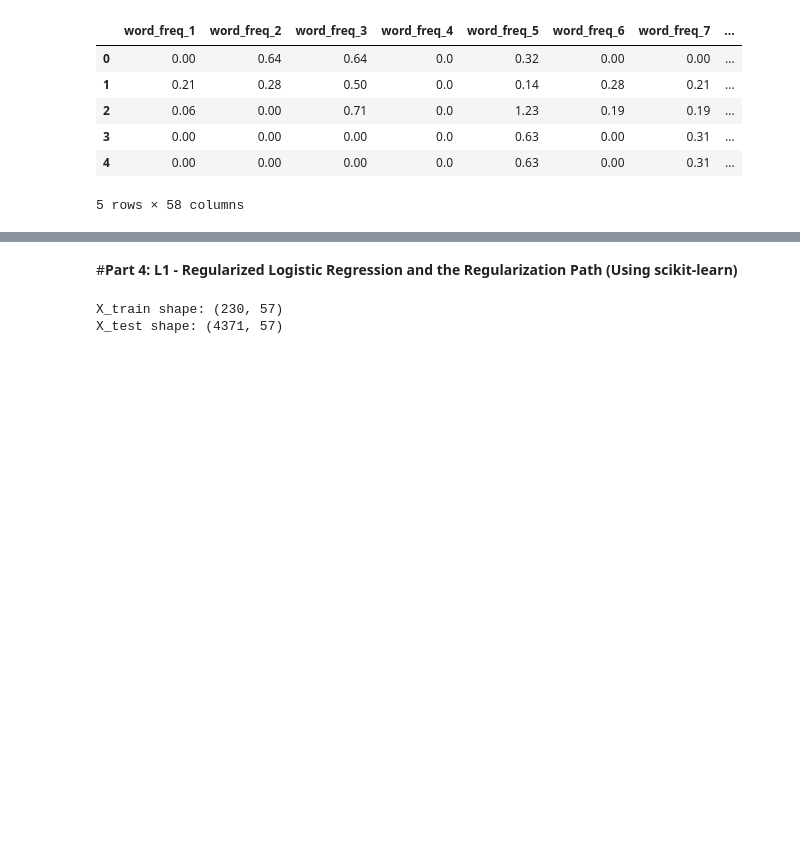
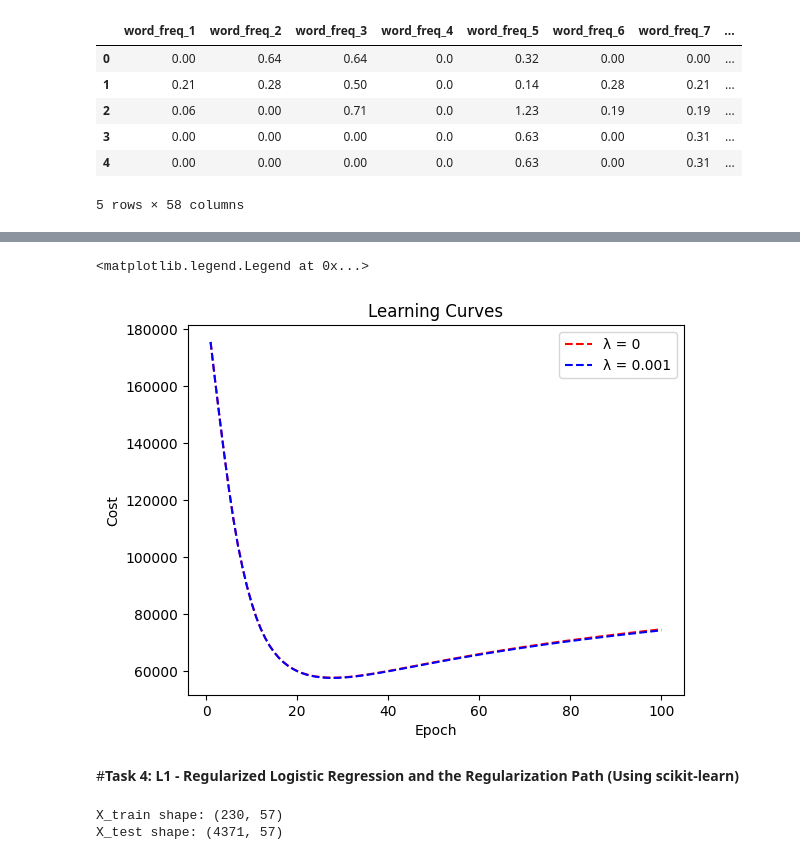
Before and after one commit to johnnyd212/comp551-assignment-2, a Jupyter notebook: notebooks/analysis.ipynb, the cells around one changed output, grey strips where cells are left out. Cells and saved outputs as stored; diff of their text form; code cells hidden in the pictures; blank space fills up the shorter version.

Commit message:
Task 0,1,4 implemented

```diff
--- a/notebooks/analysis.ipynb
+++ b/notebooks/analysis.ipynb
@@ -38,0 +68,6 @@ df.head()
+# %%
+cap_minima = df[cap_run_features].min()
+cap_maxima = df[cap_run_features].max()
+
+df[cap_run_features] =  ( (df[cap_run_features] - cap_minima) /
+                         (cap_maxima - cap_minima) )
@@ -38,0 +104,17 @@ df.head()
+# %%
+train_ratio = 0.05
+N = len(df)
+
+# Train-test split
+df_perm = df.iloc[rng.permutation(N)]
+split_index = int(N * train_ratio)
+df_train = df_perm.iloc[:split_index]
+df_test = df_perm.iloc[split_index:]
+
+X_train = df_train.drop(columns=['spam'])
+y_train = df_train['spam']
+X_test = df_test.drop(columns=['spam'])
+y_test = df_test['spam']
+
+print(f"X_train shape: {X_train.shape}")
+print(f"X_test shape: {X_test.shape}")
@@ -38,0 +133,2 @@ df.head()
+# %%
+reg_str = 0.001
@@ -39,5 +140,28 @@ df.head()
+# %%
+model_no_reg = LogisticRegressor(seed=551)
+model_reg = LogisticRegressor(regularization_strength=reg_str, seed=551)
+
+learning_curve_no_reg = model_no_reg.fit(X_train.to_numpy(), y_train.to_numpy(),
+                                         learning_curve=True)
+learning_curve_reg = model_reg.fit(X_train.to_numpy(), y_train.to_numpy(),
+                                   learning_curve=True)
+# %%
+plt.plot(np.arange(1, model_no_reg.num_epochs + 1),
+            learning_curve_no_reg,
+            'r--', label='\u03BB = 0')
+plt.plot(np.arange(1, model_reg.num_epochs + 1),
+            learning_curve_reg,
+            'b--', label=f'\u03BB = {reg_str}')
+
+plt.xlabel("Epoch")
+plt.ylabel("Cost")
+plt.title("Learning Curves")
+plt.legend()
+# %% [output]
+<matplotlib.legend.Legend at 0x...>
+[figure, added]
 # %% [markdown]
-#**Part 4: L1 - Regularized Logistic Regression and the Regularization Path (Using scikit-learn)**
+#**Task 4: L1 - Regularized Logistic Regression and the Regularization Path (Using scikit-learn)**
 # %%
 # Reproducibility
 RANDOM_SEED = 2026
```
Also changed, not shown: parts of 19 cells of this notebook.
